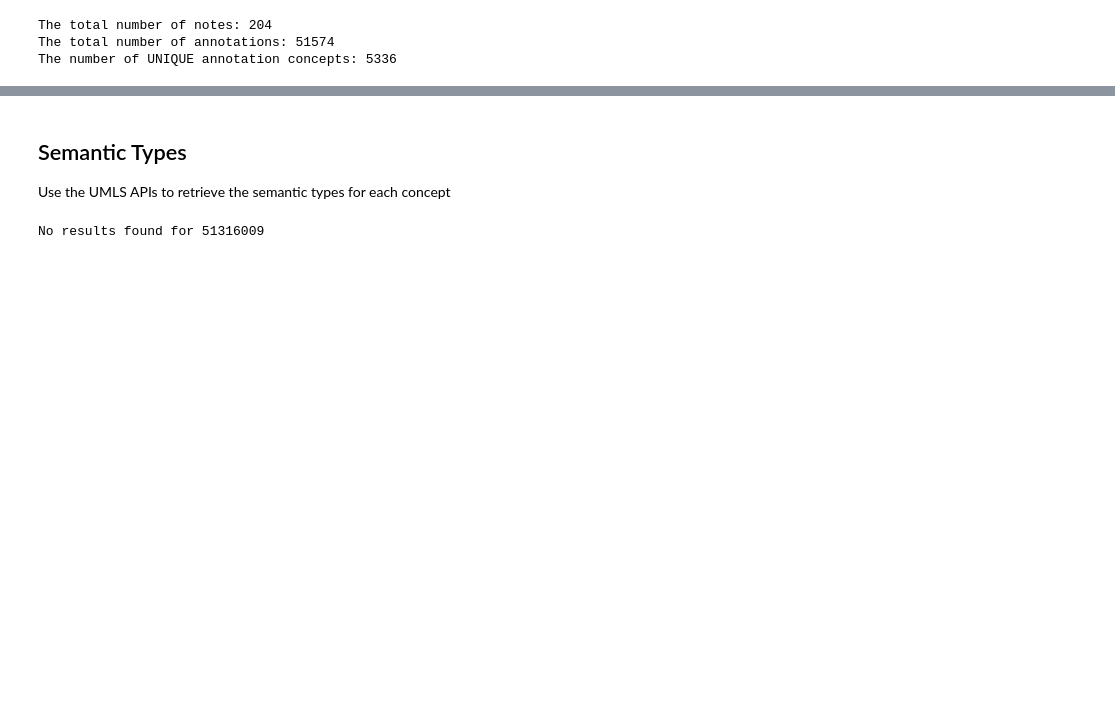
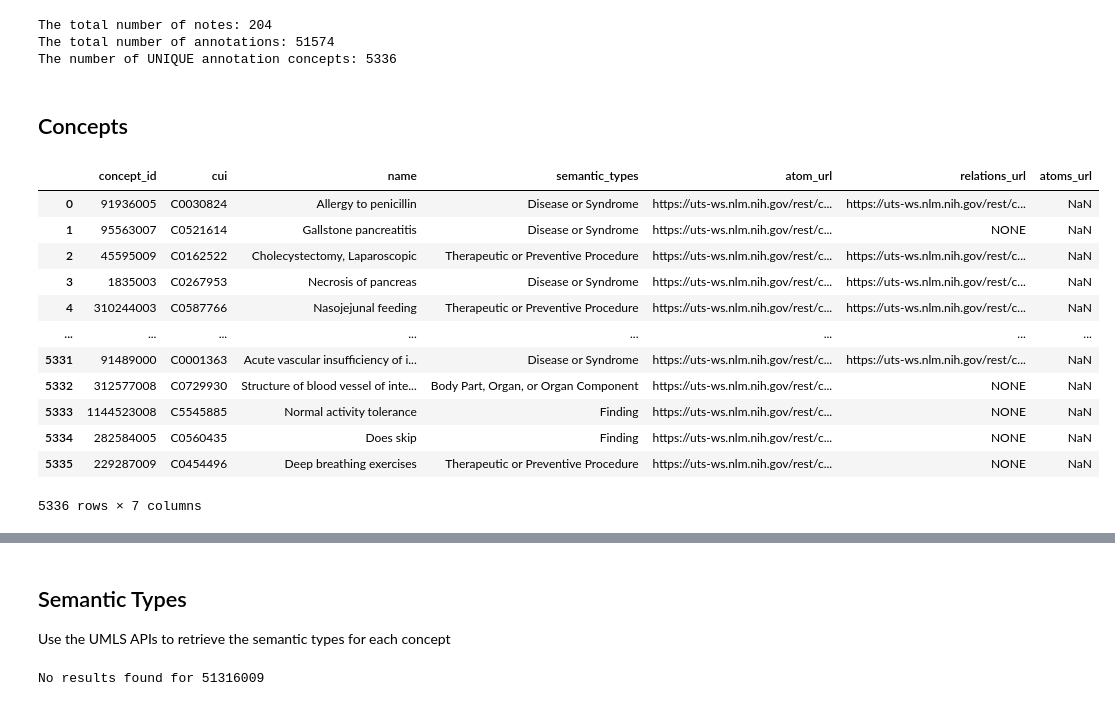
Before and after one commit to Cyngua/Ontology-based-IE-on-HP, a Jupyter notebook: prepare/physionet_data_explore.ipynb, the cells around one changed output, grey strips where cells are left out. Drawn from its saved outputs; the diff is of its cells as text; code cells hidden in the pictures; blank space fills up the shorter version.

Commit message:
add: concepts table

```diff
--- a/prepare/physionet_data_explore.ipynb
+++ b/prepare/physionet_data_explore.ipynb
@@ -28,3 +34,28 @@ print(f"The number of UNIQUE annotation concepts: {annotation_df['concept_id'].n
 The total number of notes: 204
 The total number of annotations: 51574
 The number of UNIQUE annotation concepts: 5336
+# %% [markdown]
+## Concepts
+# %%
+with open('concept_info_map.json') as f:
+    concept_mapping = json.load(f)
+# %%
+concepts_df = pd.DataFrame(concept_mapping).transpose()
+# %%
+concepts_reset_df = concepts_df.reset_index().rename(columns={'index': 'concept_id'})
+# %%
+concepts_reset_df
+# %% [output]
+|  | concept_id | cui | name | semantic_types | atom_url | relations_url | atoms_url |
+| 0 | 91936005 | C0030824 | Allergy to penicillin | Disease or Syndrome | https://uts-ws.nlm.nih.gov/rest/c... | https://uts-ws.nlm.nih.gov/rest/c... | NaN |
+| 1 | 95563007 | C0521614 | Gallstone pancreatitis | Disease or Syndrome | https://uts-ws.nlm.nih.gov/rest/c... | NONE | NaN |
+| 2 | 45595009 | C0162522 | Cholecystectomy, Laparoscopic | Therapeutic or Preventive Procedure | https://uts-ws.nlm.nih.gov/rest/c... | https://uts-ws.nlm.nih.gov/rest/c... | NaN |
+| 3 | 1835003 | C0267953 | Necrosis of pancreas | Disease or Syndrome | https://uts-ws.nlm.nih.gov/rest/c... | https://uts-ws.nlm.nih.gov/rest/c... | NaN |
+| 4 | 310244003 | C0587766 | Nasojejunal feeding | Therapeutic or Preventive Procedure | https://uts-ws.nlm.nih.gov/rest/c... | https://uts-ws.nlm.nih.gov/rest/c... | NaN |
+| ... | ... | ... | ... | ... | ... | ... | ... |
+| 5331 | 91489000 | C0001363 | Acute vascular insufficiency of i... | Disease or Syndrome | https://uts-ws.nlm.nih.gov/rest/c... | https://uts-ws.nlm.nih.gov/rest/c... | NaN |
+| 5332 | 312577008 | C0729930 | Structure of blood vessel of inte... | Body Part, Organ, or Organ Component | https://uts-ws.nlm.nih.gov/rest/c... | NONE | NaN |
+| 5333 | 1144523008 | C5545885 | Normal activity tolerance | Finding | https://uts-ws.nlm.nih.gov/rest/c... | NONE | NaN |
+| 5334 | 282584005 | C0560435 | Does skip | Finding | https://uts-ws.nlm.nih.gov/rest/c... | NONE | NaN |
+| 5335 | 229287009 | C0454496 | Deep breathing exercises | Therapeutic or Preventive Procedure | https://uts-ws.nlm.nih.gov/rest/c... | NONE | NaN |
+5336 rows × 7 columns
```
Also changed, not shown: parts of 8 cells of this notebook, 7 other files.
